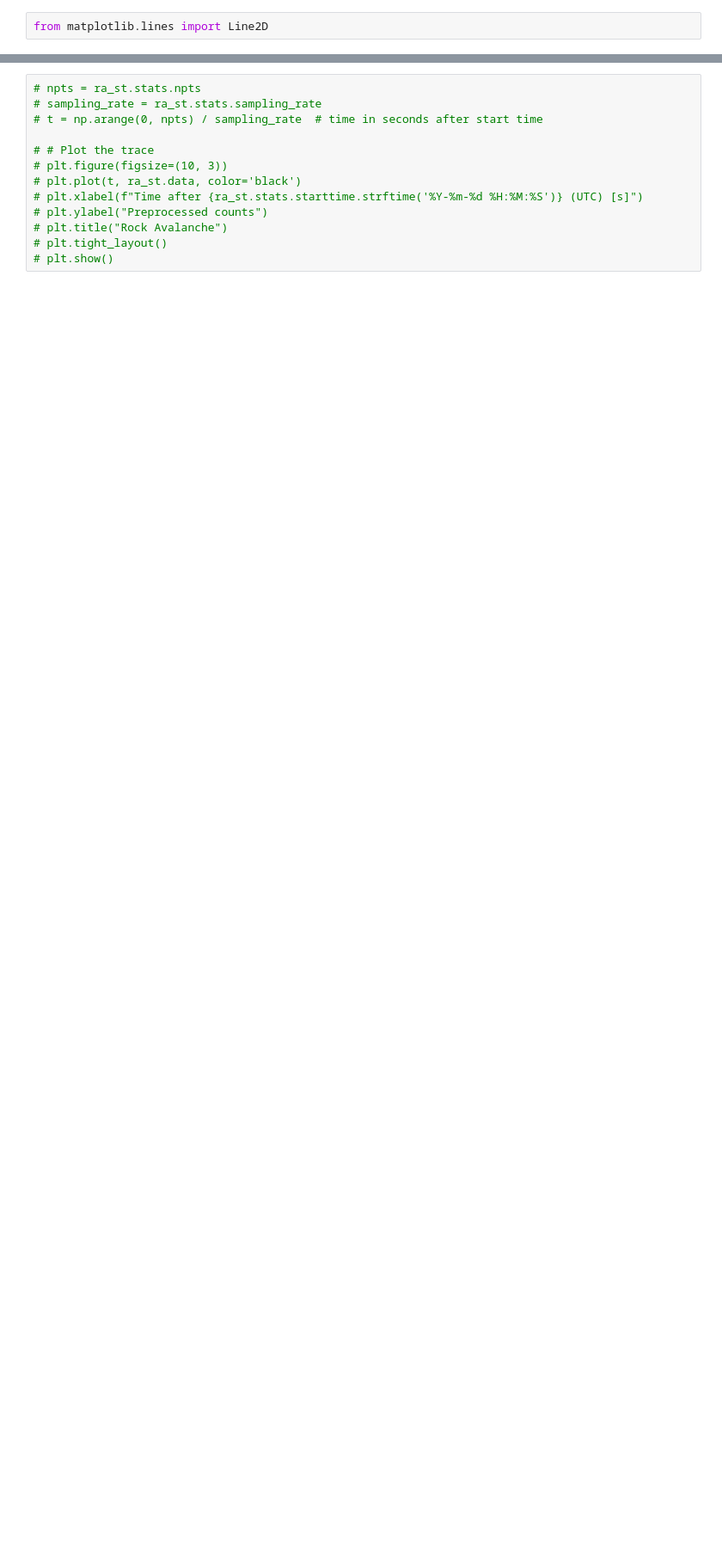
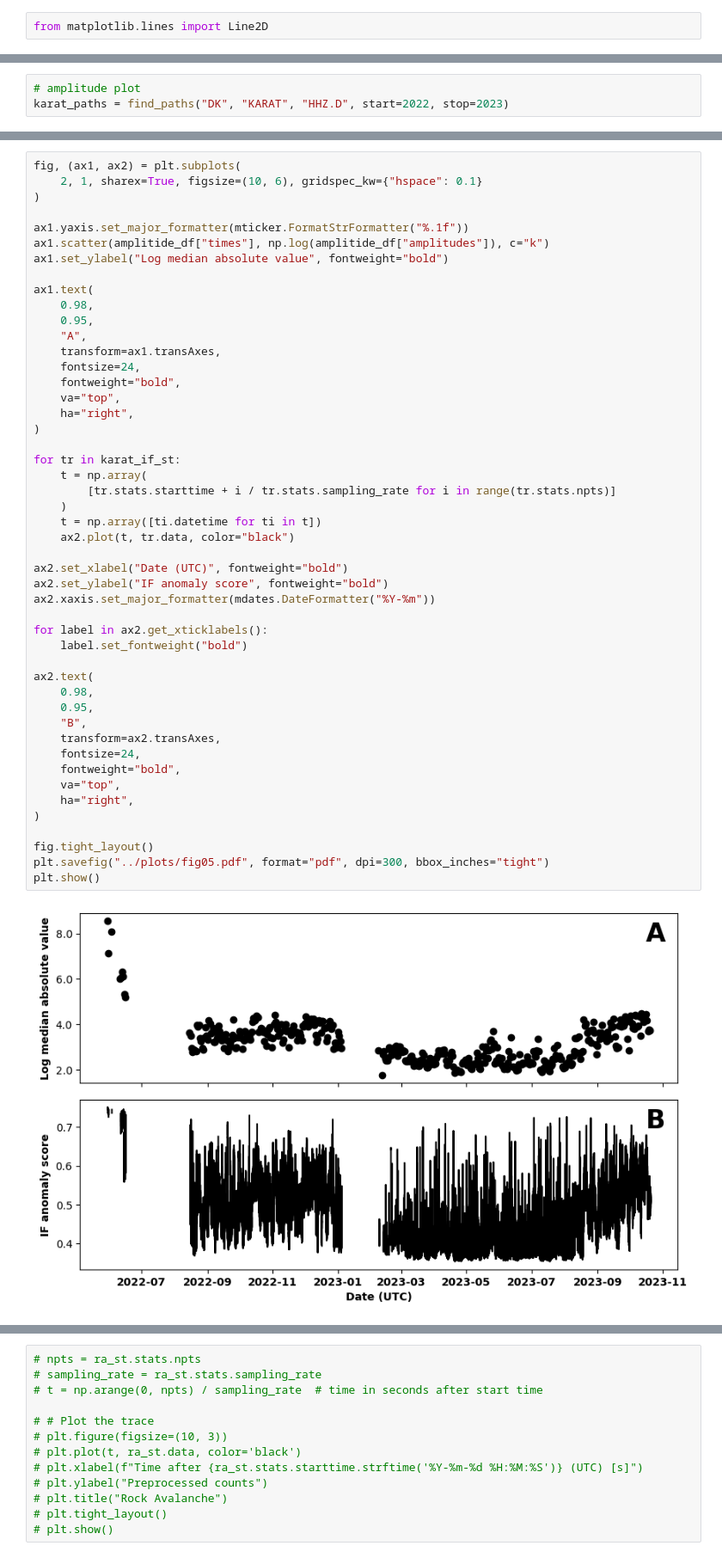
Before and after one commit to FKamper/seismic-isolation-forest, a Jupyter notebook: notebooks/plots.ipynb, the cells around one changed output, grey strips where cells are left out. Shown at 86% size. Cells and saved outputs as stored; diff of their text form; blank space fills up the shorter version.

Commit message:
updated plotting notebook

```diff
--- a/notebooks/plots.ipynb
+++ b/notebooks/plots.ipynb
@@ -334,3 +336,6 @@ plt.savefig("../plots/fig04.pdf")
 plt.show()
 # %% [output]
 [figure]
+# %%
+# amplitude plot
+karat_paths = find_paths("DK", "KARAT", "HHZ.D", start=2022, stop=2023)
@@ -336,0 +405,50 @@ plt.show()
+# %%
+fig, (ax1, ax2) = plt.subplots(
+    2, 1, sharex=True, figsize=(10, 6), gridspec_kw={"hspace": 0.1}
+)
+
+ax1.yaxis.set_major_formatter(mticker.FormatStrFormatter("%.1f"))
+ax1.scatter(amplitide_df["times"], np.log(amplitide_df["amplitudes"]), c="k")
+ax1.set_ylabel("Log median absolute value", fontweight="bold")
+
+ax1.text(
+    0.98,
+    0.95,
+    "A",
+    transform=ax1.transAxes,
+    fontsize=24,
+    fontweight="bold",
+    va="top",
+    ha="right",
+)
+
+for tr in karat_if_st:
+    t = np.array(
+        [tr.stats.starttime + i / tr.stats.sampling_rate for i in range(tr.stats.npts)]
+    )
+    t = np.array([ti.datetime for ti in t])
+    ax2.plot(t, tr.data, color="black")
+
+ax2.set_xlabel("Date (UTC)", fontweight="bold")
+ax2.set_ylabel("IF anomaly score", fontweight="bold")
+ax2.xaxis.set_major_formatter(mdates.DateFormatter("%Y-%m"))
+
+for label in ax2.get_xticklabels():
+    label.set_fontweight("bold")
+
+ax2.text(
+    0.98,
+    0.95,
+    "B",
+    transform=ax2.transAxes,
+    fontsize=24,
+    fontweight="bold",
+    va="top",
+    ha="right",
+)
+
+fig.tight_layout()
+plt.savefig("../plots/fig05.pdf", format="pdf", dpi=300, bbox_inches="tight")
+plt.show()
+# %% [output]
+[figure, added]
```
Also changed, not shown: parts of 5 cells of this notebook.
